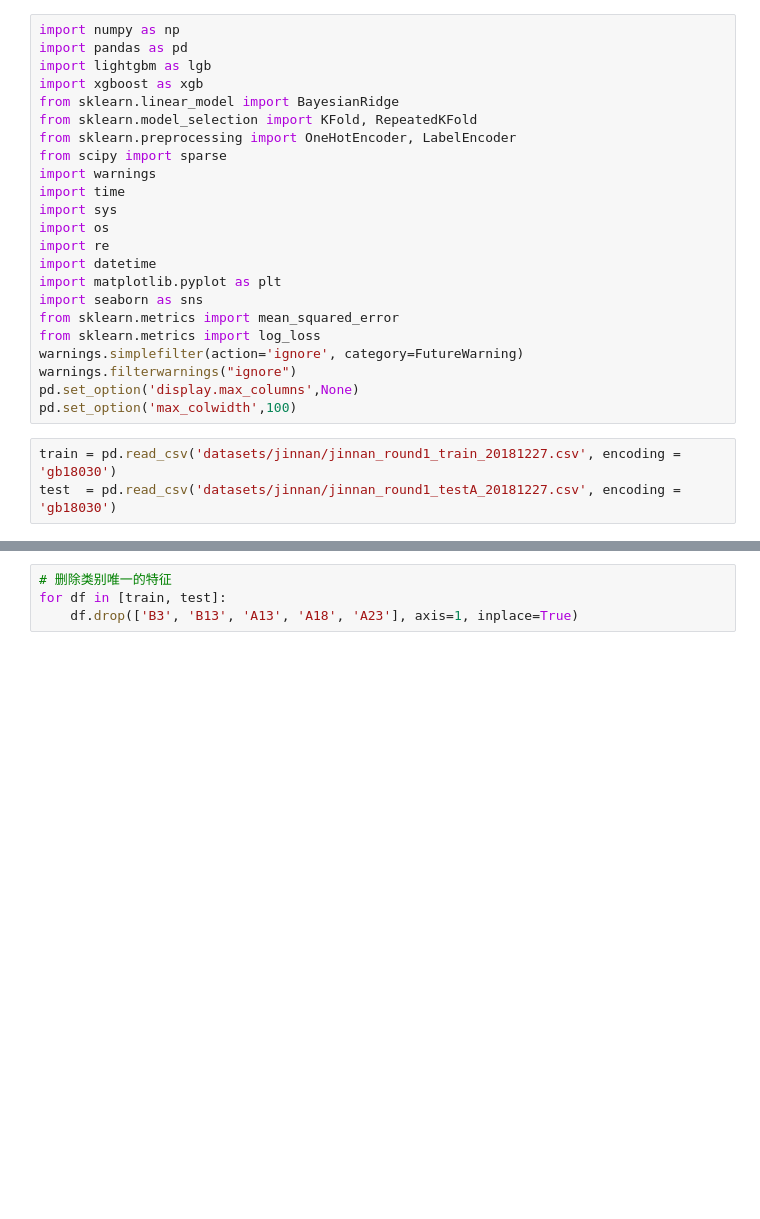
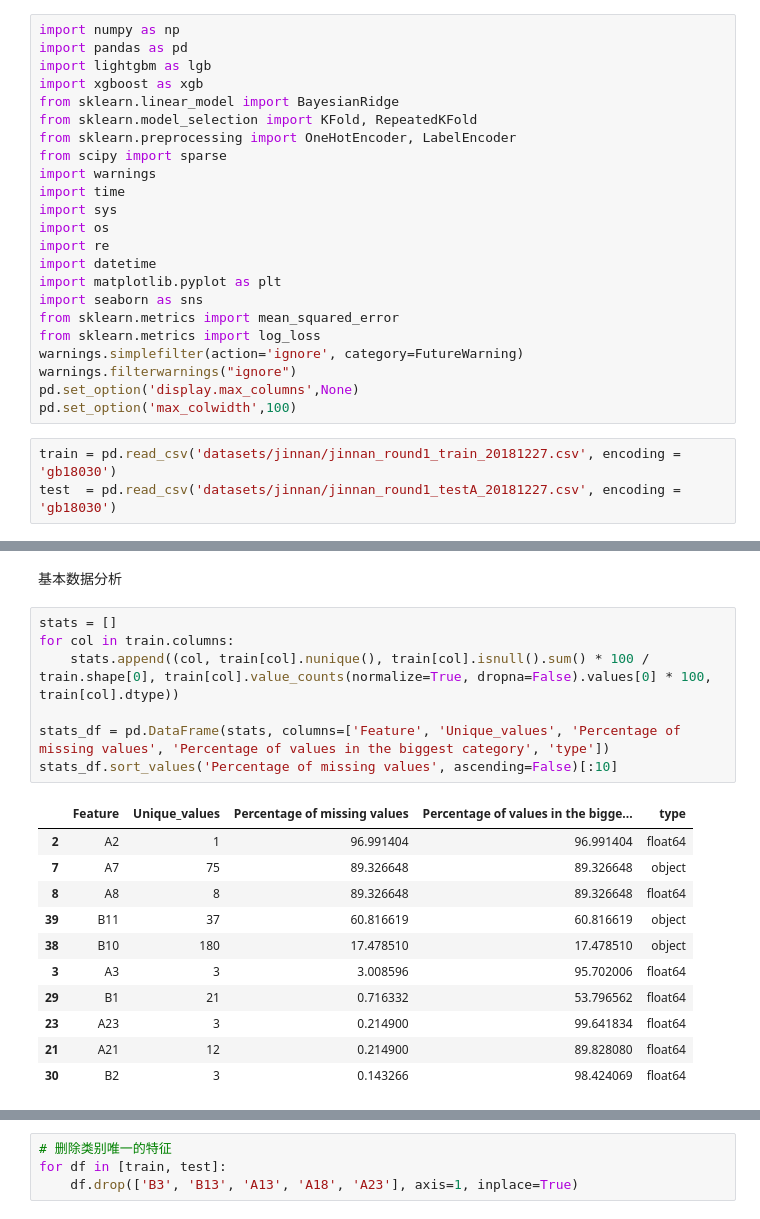
Before and after one commit to zmecust/machine-learning, a Jupyter notebook: jinnan.ipynb, the cells around one changed output, grey strips where cells are left out. Cells and saved outputs as stored; diff of their text form; blank space fills up the shorter version.

```diff
--- a/jinnan.ipynb
+++ b/jinnan.ipynb
@@ -26,0 +59,21 @@ test  = pd.read_csv('datasets/jinnan/jinnan_round1_testA_20181227.csv', encoding
+# %% [markdown]
+基本数据分析
+# %%
+stats = []
+for col in train.columns:
+    stats.append((col, train[col].nunique(), train[col].isnull().sum() * 100 / train.shape[0], train[col].value_counts(normalize=True, dropna=False).values[0] * 100, train[col].dtype))
+
+stats_df = pd.DataFrame(stats, columns=['Feature', 'Unique_values', 'Percentage of missing values', 'Percentage of values in the biggest category', 'type'])
+stats_df.sort_values('Percentage of missing values', ascending=False)[:10]
+# %% [output]
+|  | Feature | Unique_values | Percentage of missing values | Percentage of values in the bigge... | type |
+| 2 | A2 | 1 | 96.991404 | 96.991404 | float64 |
+| 7 | A7 | 75 | 89.326648 | 89.326648 | object |
+| 8 | A8 | 8 | 89.326648 | 89.326648 | float64 |
+| 39 | B11 | 37 | 60.816619 | 60.816619 | object |
+| 38 | B10 | 180 | 17.478510 | 17.478510 | object |
+| 3 | A3 | 3 | 3.008596 | 95.702006 | float64 |
+| 29 | B1 | 21 | 0.716332 | 53.796562 | float64 |
+| 23 | A23 | 3 | 0.214900 | 99.641834 | float64 |
+| 21 | A21 | 12 | 0.214900 | 89.828080 | float64 |
+| 30 | B2 | 3 | 0.143266 | 98.424069 | float64 |
```
Also changed, not shown: parts of 23 cells of this notebook.
